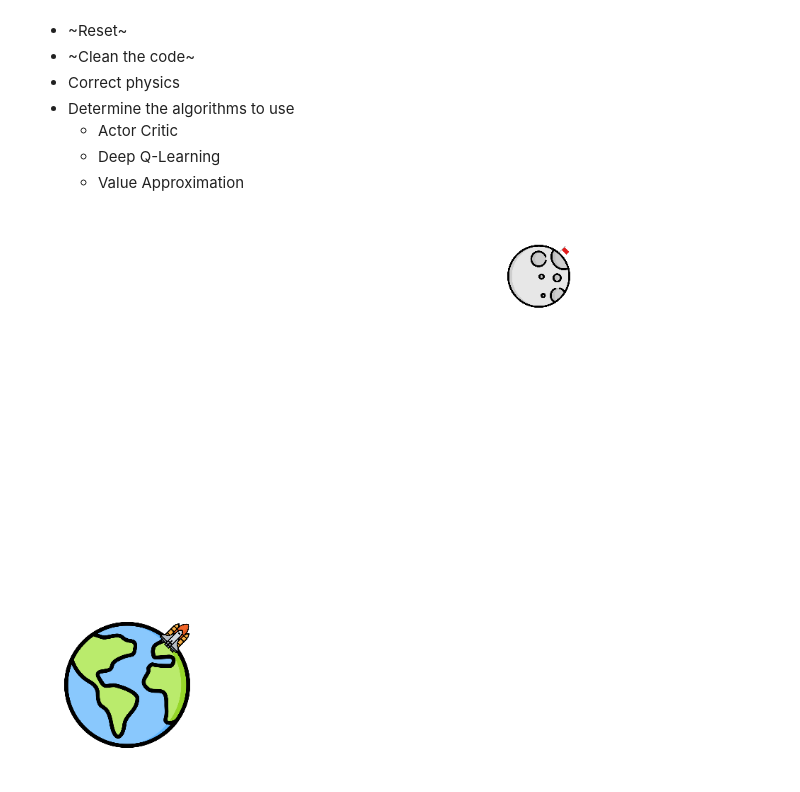
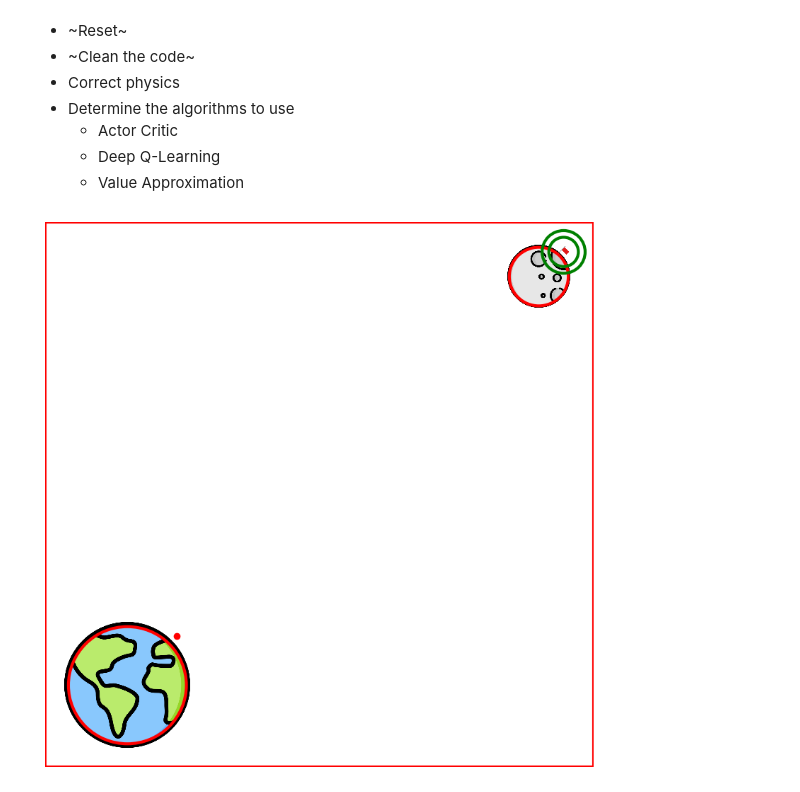
Before and after one commit to Nefasto1/Reinforcement-Learning-Project, a Jupyter notebook: Reinforcement-Learning-Playground.ipynb, the cells around one changed output. Saved outputs shown, nothing was run; the diff lists cells and outputs as text; code cells hidden in the pictures.

```diff
--- a/Reinforcement-Learning-Playground.ipynb
+++ b/Reinforcement-Learning-Playground.ipynb
@@ -16,6 +16,6 @@ import imageio                          # To build a gif
 # %%
 env = Environment()
 env.reset(45, 45)
-data = env.render(debug=False)
+data = env.render(debug=True)
 # %% [output]
-[figure, old version]
+[figure, new version]
```
Also changed, not shown: parts of 3 cells of this notebook, 1 other file.
